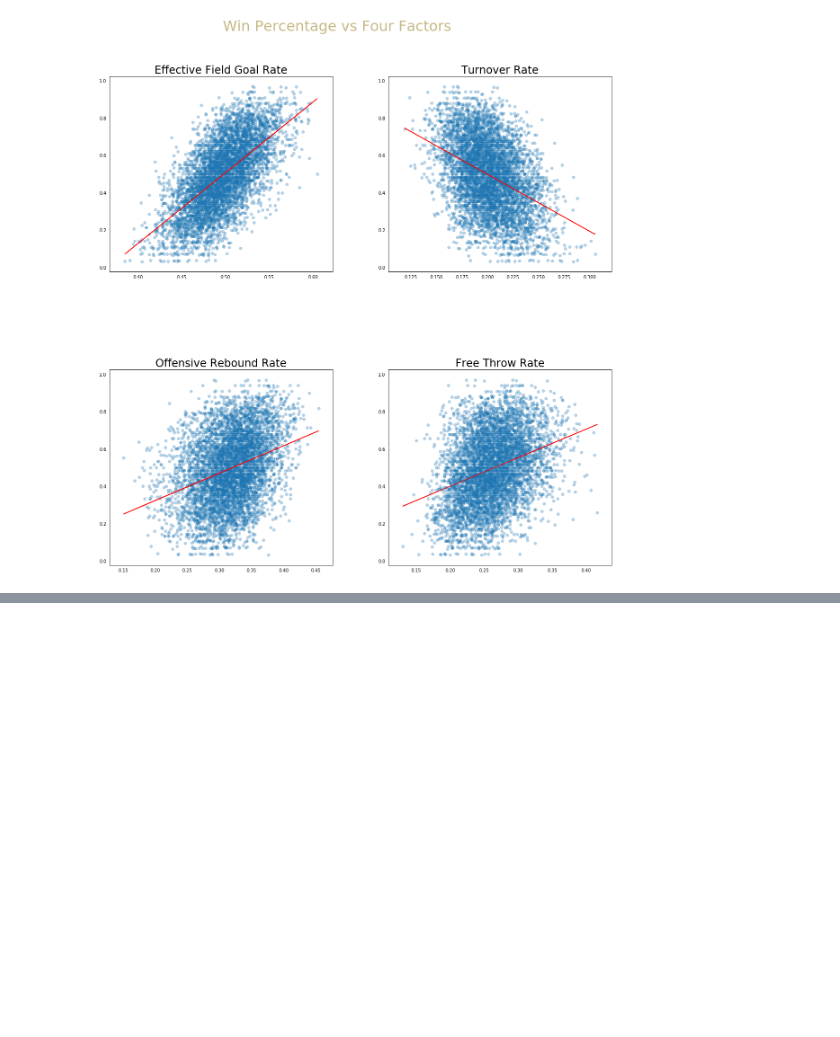
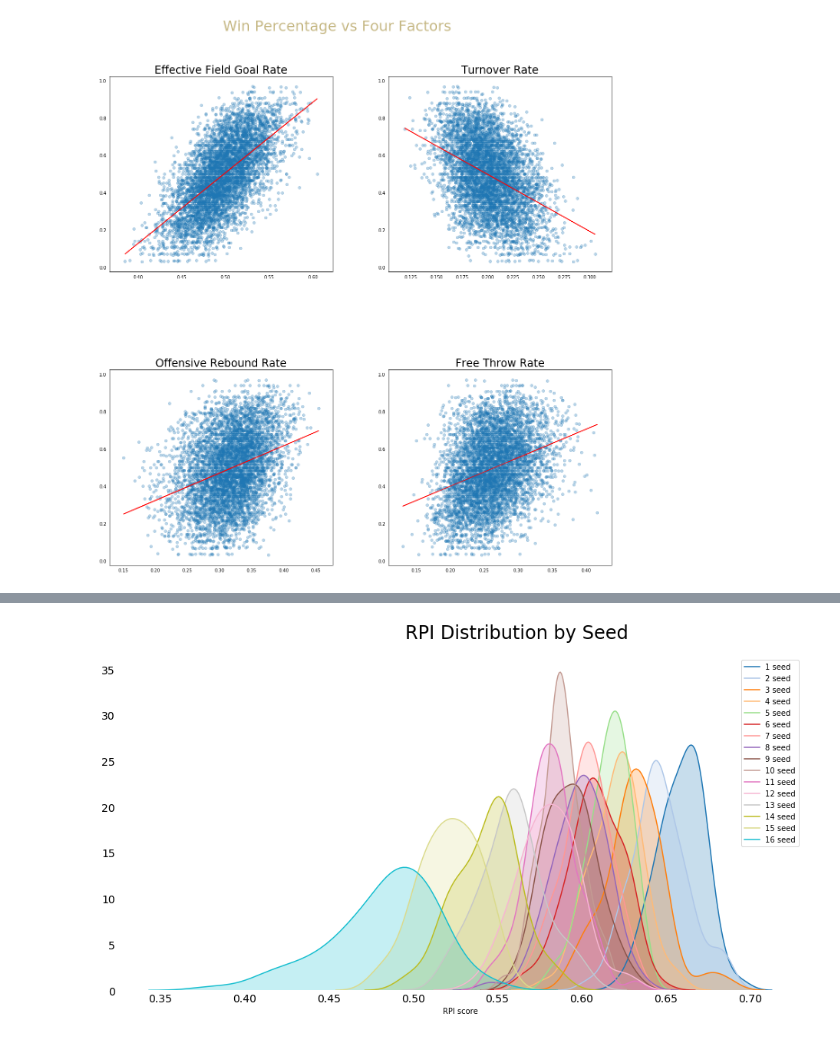
Before and after one commit to Regan831/basketball_predictions, a Jupyter notebook: EDA.ipynb, the cells around one changed output, grey strips where cells are left out. Saved outputs shown, nothing was run; the diff lists cells and outputs as text; code cells hidden in the pictures; blank space fills up the shorter version.

```diff
--- a/EDA.ipynb
+++ b/EDA.ipynb
@@ -429,0 +408,17 @@ plt.title('Free Throw Rate', fontsize=24);
+# %%
+cmap = cm.get_cmap('tab20b')
+
+fig = plt.figure(figsize=(16, 8))
+fig.text(x=0.45, y=0.92, s='RPI Distribution by Seed', fontsize=24)
+
+for i in range(0,16):
+
+    sns.kdeplot(df_avgs_w_l[df_avgs_w_l['seed'] == i + 1].rpi, shade=True, label='{} seed'.format(i+1), color=colors_map(i/16))
+    plt.box(False)
+#     plt.title('{} Seeds'.format(i + 1), fontsize=24)
+    plt.xlabel('RPI score')
+    plt.tick_params(axis='both', which='both', length=0)
+    plt.tick_params(axis='both', which='major', labelsize=14)
+    plt.legend()
+# %% [output]
+[figure, added]
```
Also changed, not shown: parts of 9 cells of this notebook, 2 other files.
